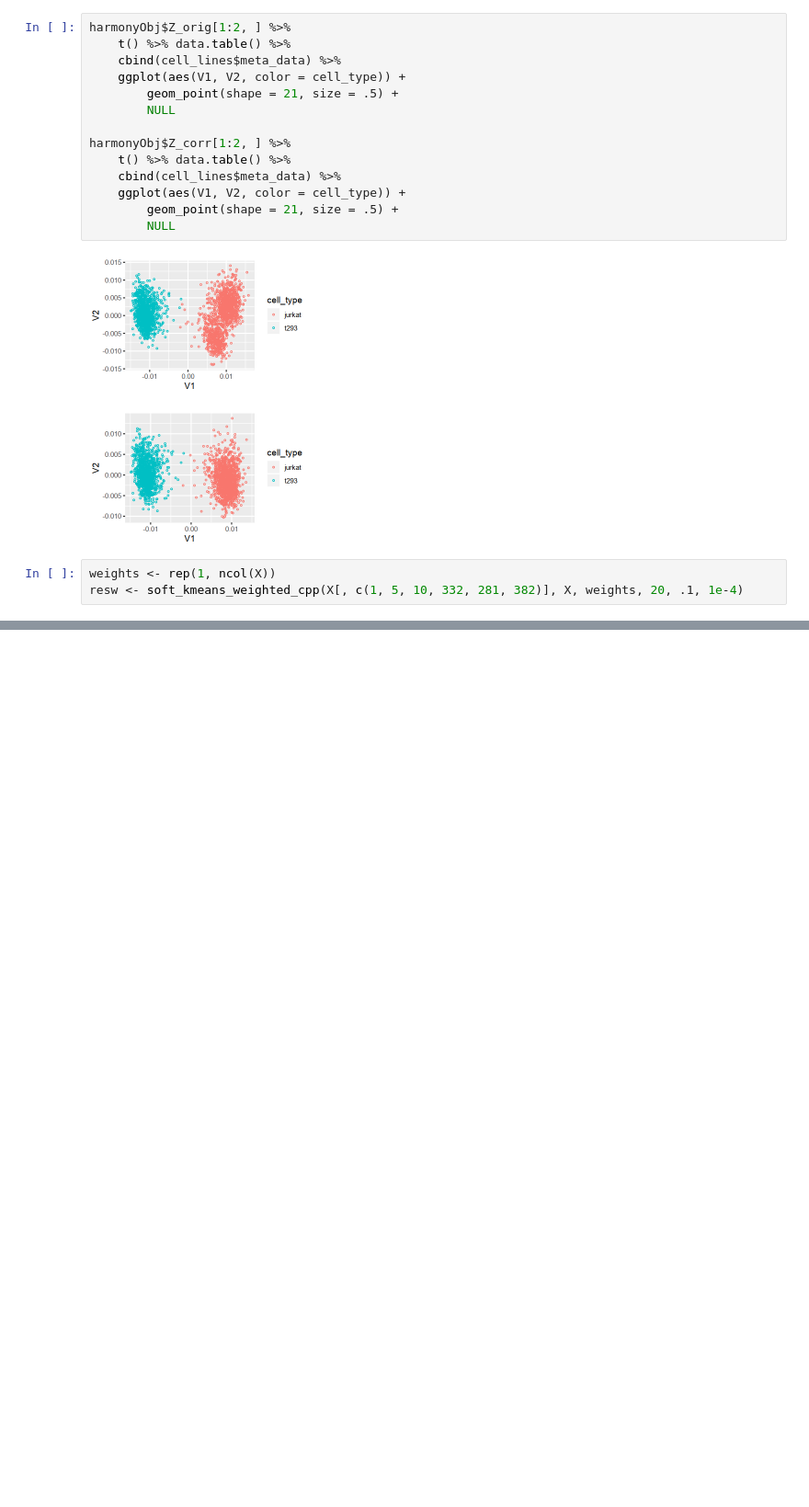
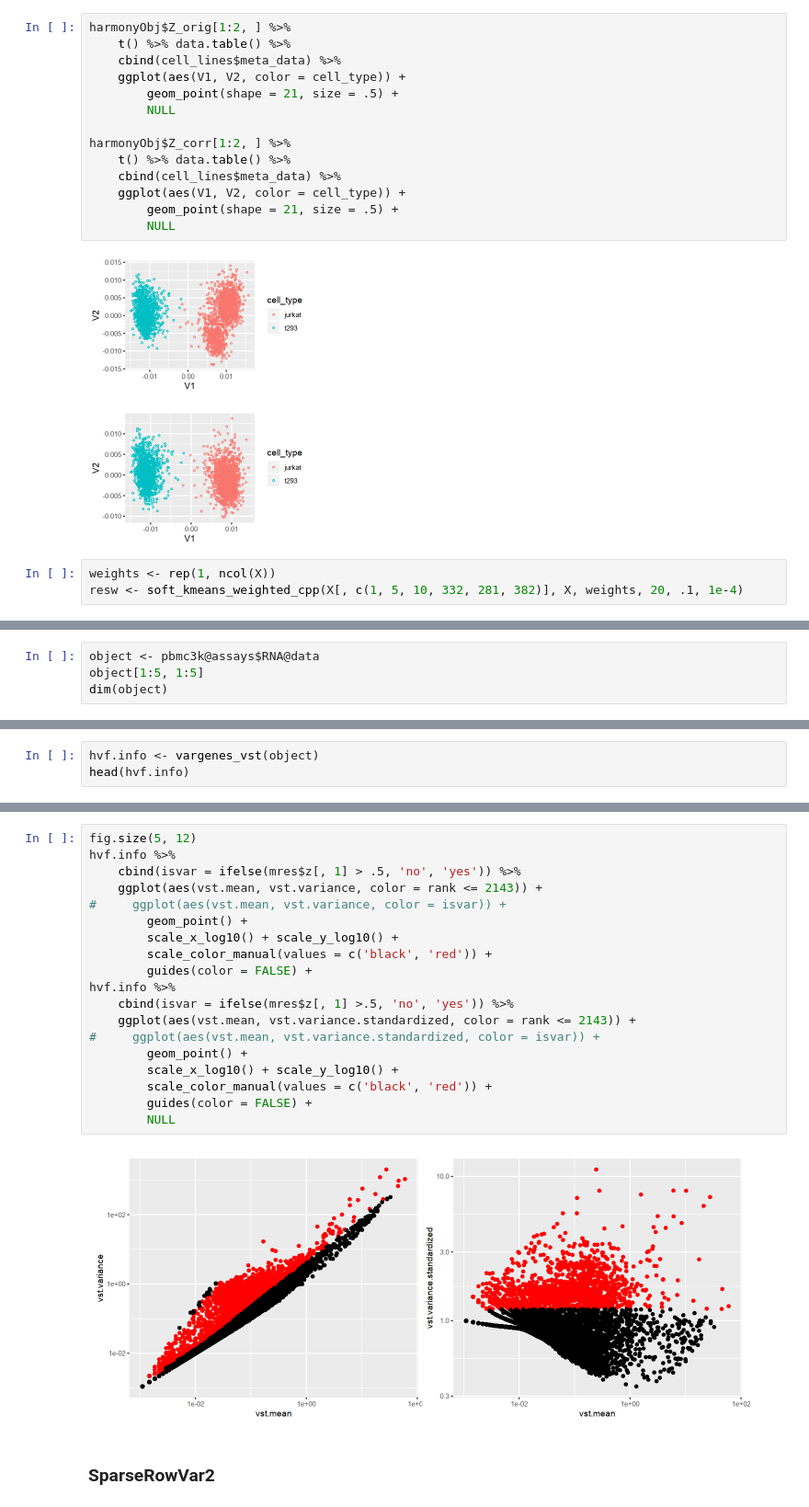
Before and after one commit to immunogenomics/singlecellmethods, a Jupyter notebook: example.ipynb, the cells around one changed output, grey strips where cells are left out. Shown at 92% size. Saved outputs shown, nothing was run; the diff lists cells and outputs as text; blank space fills up the shorter version.

```diff
--- a/example.ipynb
+++ b/example.ipynb
@@ -317,0 +343,4 @@ resw <- soft_kmeans_weighted_cpp(X[, c(1, 5, 10, 332, 281, 382)], X, weights, 20
+# %%
+object <- pbmc3k@assays$RNA@data
+object[1:5, 1:5]
+dim(object)
@@ -317,0 +406,3 @@ resw <- soft_kmeans_weighted_cpp(X[, c(1, 5, 10, 332, 281, 382)], X, weights, 20
+# %%
+hvf.info <- vargenes_vst(object)
+head(hvf.info)
@@ -317,0 +419,23 @@ resw <- soft_kmeans_weighted_cpp(X[, c(1, 5, 10, 332, 281, 382)], X, weights, 20
+# %%
+fig.size(5, 12)
+hvf.info %>%
+    cbind(isvar = ifelse(mres$z[, 1] > .5, 'no', 'yes')) %>%
+    ggplot(aes(vst.mean, vst.variance, color = rank <= 2143)) +
+#     ggplot(aes(vst.mean, vst.variance, color = isvar)) +
+        geom_point() +
+        scale_x_log10() + scale_y_log10() +
+        scale_color_manual(values = c('black', 'red')) +
+        guides(color = FALSE) +
+hvf.info %>%
+    cbind(isvar = ifelse(mres$z[, 1] >.5, 'no', 'yes')) %>%
+    ggplot(aes(vst.mean, vst.variance.standardized, color = rank <= 2143)) +
+#     ggplot(aes(vst.mean, vst.variance.standardized, color = isvar)) +
+        geom_point() +
+        scale_x_log10() + scale_y_log10() +
+        scale_color_manual(values = c('black', 'red')) +
+        guides(color = FALSE) +
+        NULL
+# %% [output]
+[figure, added]
+# %% [markdown]
+### SparseRowVar2
```
Also changed, not shown: parts of 34 cells of this notebook, 9 other files.
